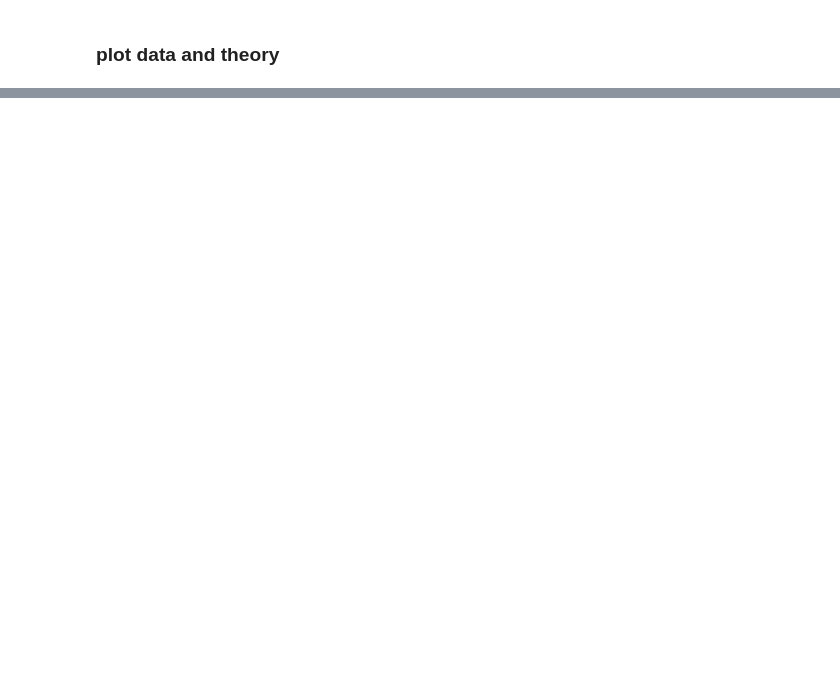
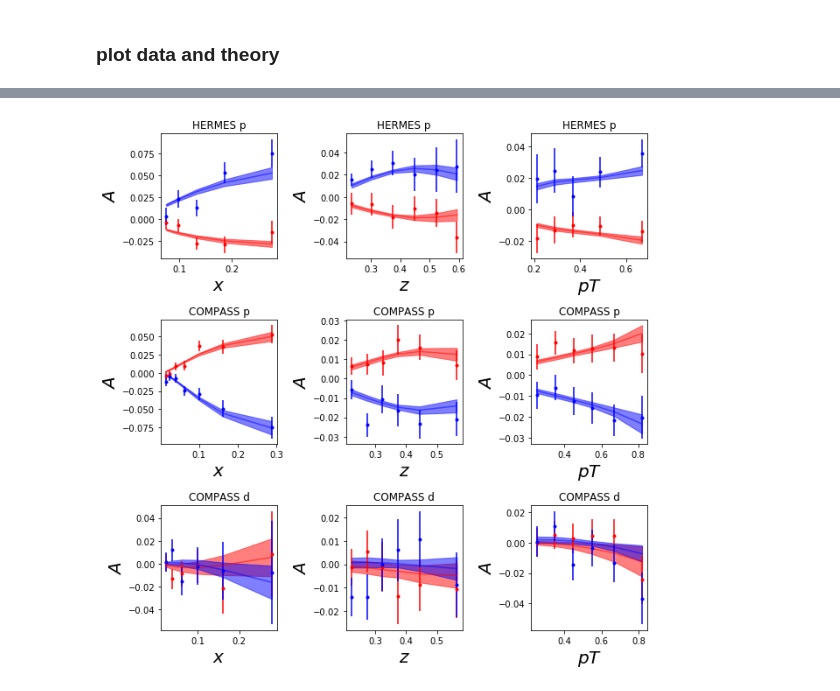
Before and after one commit to zack0179/transfer, a Jupyter notebook: examples/sidis_transversity.ipynb, the cells around one changed output, grey strips where cells are left out. Cells and saved outputs as stored; diff of their text form; code cells hidden in the pictures; blank space fills up the shorter version.

```diff
--- a/examples/sidis_transversity.ipynb
+++ b/examples/sidis_transversity.ipynb
@@ -410,14 +323,0 @@ py.tight_layout()
-# %%
-nrows,ncols=6,6
-fig = py.figure(figsize=(ncols*3,nrows*2))
-cnt=0
-for xr in np.unique(tab['xr']):
-    tabx=tab.query('xr==%f'%xr)
-    for zr in ZR:
-        tabz=tabx.query('z>%f and z<%f'%(zr[0],zr[1]))
-        cnt+=1
-        ax=py.subplot(nrows,ncols,cnt)
-        ax.errorbar(tabz['pT'],tabz['exp'],yerr=tabz['alpha'],fmt='k.')
-        ax.fill_between(tabz['pT'],tabz['thy']-tabz['dthy'],tabz['thy']+tabz['dthy'])
-
-py.tight_layout()
@@ -425,0 +324,67 @@ py.tight_layout()
+# %%
+data=load('%s/%s'%(path2results,'data_and_thy.dat'))
+
+nrows,ncols=3,3
+fig = py.figure(figsize=(ncols*3,nrows*3))
+
+
+tab=pd.DataFrame(data['sidis']['tabs']['HERMES']).query('tar=="proton"')
+cnt=0
+for dep in ['x','z','pT']:
+    cnt+=1
+    if dep=='pT': _dep='pt'
+    else: _dep=dep
+    ax=py.subplot(nrows,ncols,cnt)
+    _tab=tab.query('dep=="%s"'%_dep)
+    pip=_tab.query('had=="pi+"')
+    pim=_tab.query('had=="pi-"')
+    ax.errorbar(pip[dep],-pip['exp'],yerr=pip['alpha'],fmt='r.')
+    ax.errorbar(pim[dep],-pim['exp'],yerr=pim['alpha'],fmt='b.')
+    ax.plot(pip[dep],-pip['thy'],color='r',alpha=0.5)
+    ax.plot(pim[dep],-pim['thy'],color='b',alpha=0.5)
+    ax.fill_between(pip[dep],-(pip['thy']-pip['dthy']),-(pip['thy']+pip['dthy']),color='r',alpha=0.5)
+    ax.fill_between(pim[dep],-(pim['thy']-pim['dthy']),-(pim['thy']+pim['dthy']),color='b',alpha=0.5)
+    ax.set_xlabel(r'$%s$'%dep,size=20); ax.set_ylabel(r'$A$',size=20)
+    ax.set_title('HERMES p')
+
+
+tab=pd.DataFrame(data['sidis']['tabs']['compass']).query('tar=="proton"')
+for dep in ['x','z','pT']:
+    cnt+=1
+    if dep=='pT': _dep='pt'
+    else: _dep=dep
+    ax=py.subplot(nrows,ncols,cnt)
+    _tab=tab.query('dep=="%s"'%_dep)
+    pip=_tab.query('had=="pi+"')
+    pim=_tab.query('had=="pi-"')
+    ax.errorbar(pip[dep],-pip['exp'],yerr=pip['alpha'],fmt='r.')
+    ax.errorbar(pim[dep],-pim['exp'],yerr=pim['alpha'],fmt='b.')
+    ax.plot(pip[dep],-pip['thy'],color='r',alpha=0.5)
+    ax.plot(pim[dep],-pim['thy'],color='b',alpha=0.5)
+    ax.fill_between(pip[dep],-(pip['thy']-pip['dthy']),-(pip['thy']+pip['dthy']),color='r',alpha=0.5)
+    ax.fill_between(pim[dep],-(pim['thy']-pim['dthy']),-(pim['thy']+pim['dthy']),color='b',alpha=0.5)
+    ax.set_xlabel(r'$%s$'%dep,size=20); ax.set_ylabel(r'$A$',size=20)
+    ax.set_title('COMPASS p')
+
+tab=pd.DataFrame(data['sidis']['tabs']['compass']).query('tar=="deuteron"')
+for dep in ['x','z','pT']:
+    cnt+=1
+    if dep=='pT': _dep='pT'
+    else: _dep=dep
+    ax=py.subplot(nrows,ncols,cnt)
+    _tab=tab.query('dep=="%s"'%_dep)
+    pip=_tab.query('had=="pi+"')
+    pim=_tab.query('had=="pi-"')
+    ax.errorbar(pip[dep],-pip['exp'],yerr=pip['alpha'],fmt='r.')
+    ax.errorbar(pim[dep],-pim['exp'],yerr=pim['alpha'],fmt='b.')
+    ax.plot(pip[dep],-pip['thy'],color='r',alpha=0.5)
+    ax.plot(pim[dep],-pim['thy'],color='b',alpha=0.5)
+    ax.fill_between(pip[dep],-(pip['thy']-pip['dthy']),-(pip['thy']+pip['dthy']),color='r',alpha=0.5)
+    ax.fill_between(pim[dep],-(pim['thy']-pim['dthy']),-(pim['thy']+pim['dthy']),color='b',alpha=0.5)
+    ax.set_xlabel(r'$%s$'%dep,size=20); ax.set_ylabel(r'$A$',size=20)
+    ax.set_title('COMPASS d')
+
+
+py.tight_layout()
+# %% [output]
+[figure, added]
```
Also changed, not shown: parts of 24 cells of this notebook.
